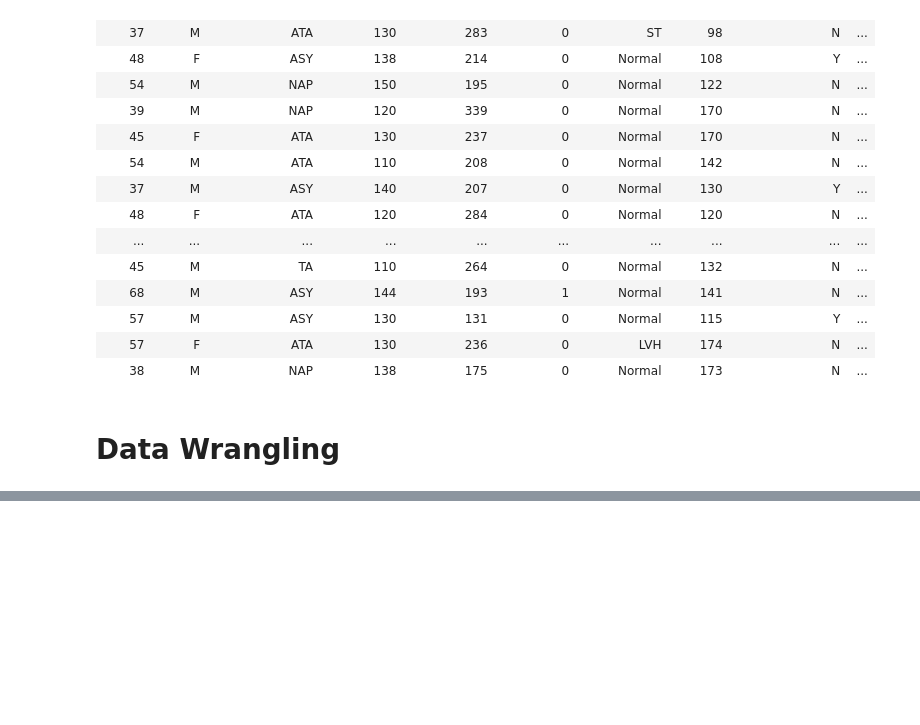
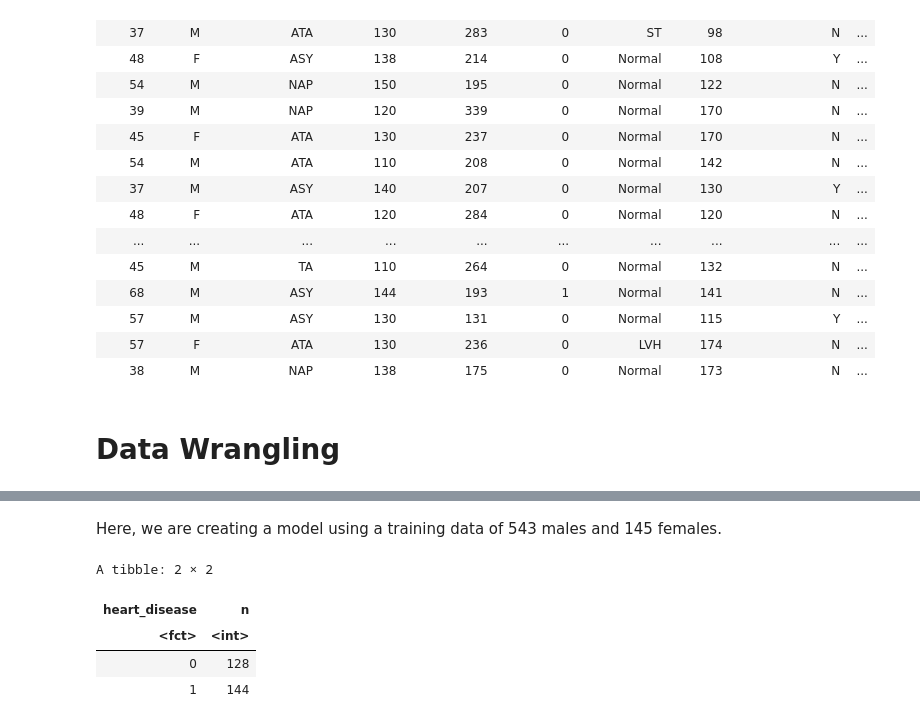
Before and after one commit to sara2815/Heart-Attack-Analysis, a Jupyter notebook: Group-43-Project.ipynb, the cells around one changed output, grey strips where cells are left out. Drawn from its saved outputs; the diff is of its cells as text; code cells hidden in the pictures; blank space fills up the shorter version.

```diff
--- a/Group-43-Project.ipynb
+++ b/Group-43-Project.ipynb
@@ -112,0 +129,14 @@ A tibble: 6 × 12
+# %% [markdown]
+Here, we are creating a model using a training data of 543 males and 145 females.
+# %%
+heart_data_analysis2 <- heart_train |>
+filter(cholesterol >= 240) |>
+group_by(heart_disease)|>
+summarize(n = n())
+heart_data_analysis2
+# %% [output]
+A tibble: 2 × 2
+| heart_disease | n |
+| <fct> | <int> |
+| 0 | 128 |
+| 1 | 144 |
```
Also changed, not shown: parts of 10 cells of this notebook.
